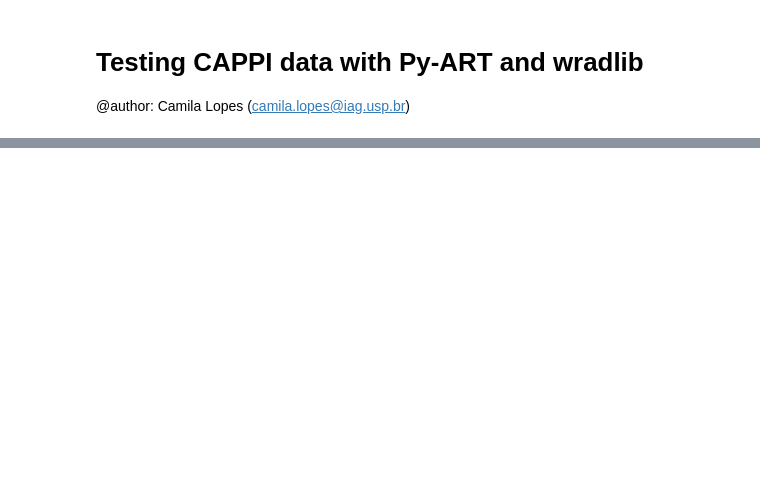
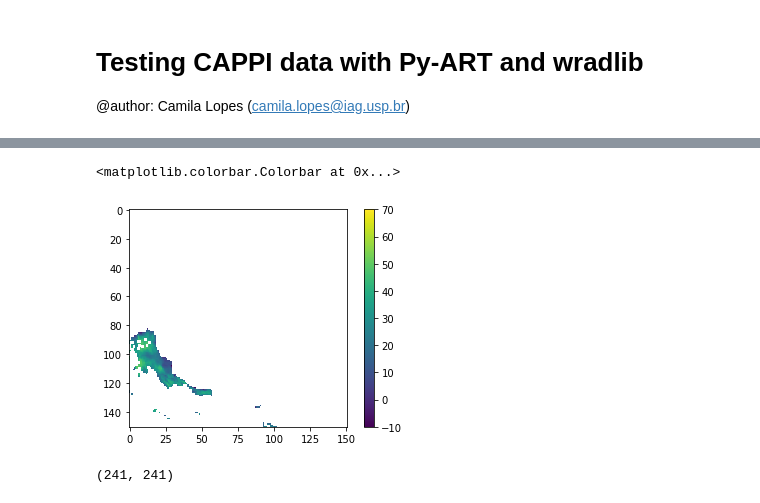
Before and after one commit to cclopes/amazon-storms-aerosols, a Jupyter notebook: radar_processing/test_cappis.ipynb, the cells around one changed output, grey strips where cells are left out. Cells and saved outputs as stored; diff of their text form; code cells hidden in the pictures; blank space fills up the shorter version.

```diff
--- a/radar_processing/test_cappis.ipynb
+++ b/radar_processing/test_cappis.ipynb
@@ -108,0 +202,12 @@ plt.savefig("figs/sipam_range_rings.png", dpi=300, bbox_inches="tight")
+# %%
+subset = slice(45, -45)
+test = np.flipud(cappi.fields['DBZc']['data'][5][subset, subset])
+plt.imshow(test, vmin=-10, vmax=70)
+plt.colorbar()
+# %% [output]
+<matplotlib.colorbar.Colorbar at 0x...>
+[figure, added]
+# %%
+print(cappi.get_point_longitude_latitude()[0].shape)
+# %% [output]
+(241, 241)
```
Also changed, not shown: parts of 13 cells of this notebook, 4 other files.
